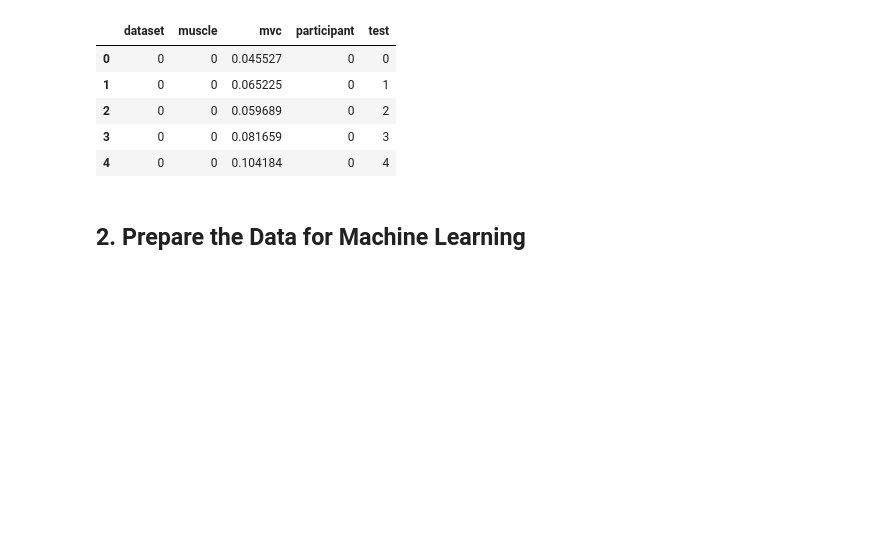
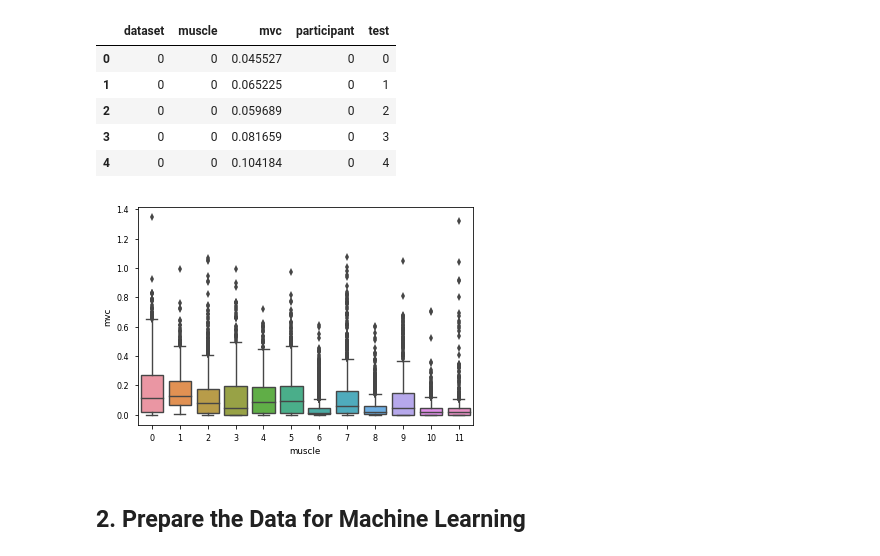
Before and after one commit to romainmartinez/mvc, a Jupyter notebook: 1_get_data.ipynb, the cells around one changed output. Cells and saved outputs as stored; diff of their text form; code cells hidden in the pictures; blank space fills up the shorter version.

```diff
--- a/1_get_data.ipynb
+++ b/1_get_data.ipynb
@@ -71,6 +71,11 @@ df_tidy.head()
 | 2 | 0 | 0 | 0.059689 | 0 | 2 |
 | 3 | 0 | 0 | 0.081659 | 0 | 3 |
 | 4 | 0 | 0 | 0.104184 | 0 | 4 |
+# %%
+sns.boxplot(x='muscle', y='mvc', data=df_tidy)
+plt.show()
+# %% [output]
+[figure, added]
 # %% [markdown]
 ## 2. Prepare the Data for Machine Learning
 # %%
```
Also changed, not shown: 2 other files.
